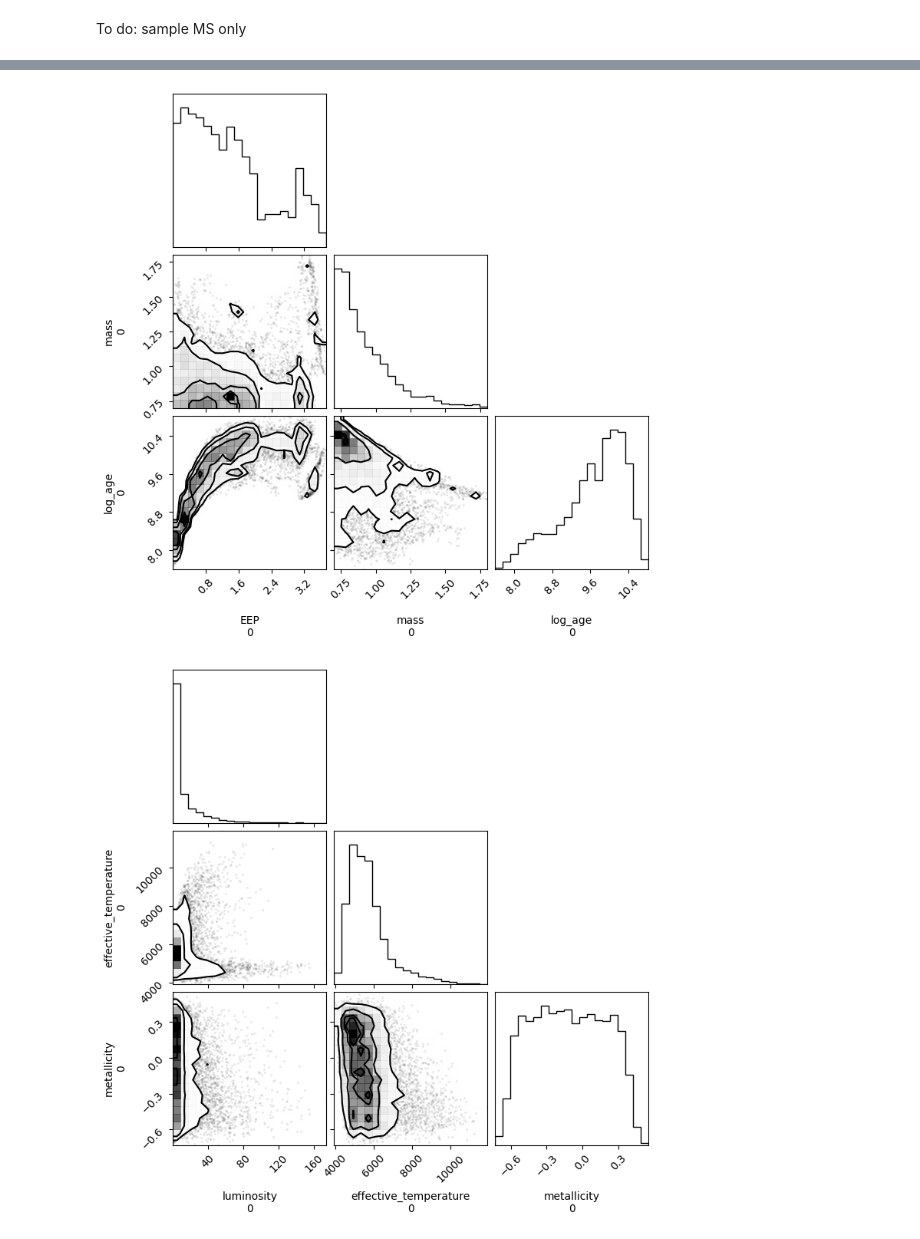
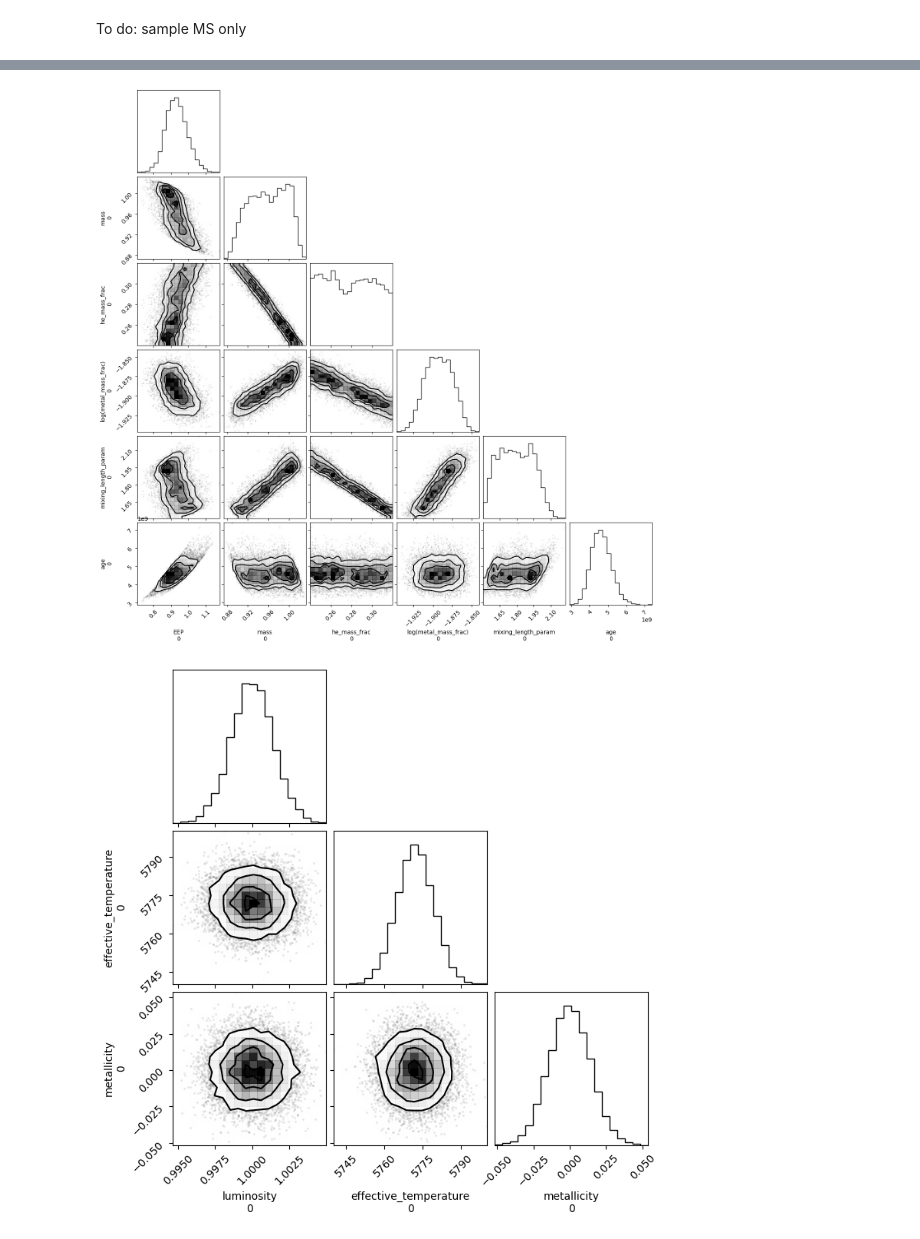
Before and after one commit to alexlyttle/stellar-emulator, a Jupyter notebook: notebook/inference-test.ipynb, the cells around one changed output, grey strips where cells are left out. Cells and saved outputs as stored; diff of their text form; code cells hidden in the pictures.

```diff
--- a/notebook/inference-test.ipynb
+++ b/notebook/inference-test.ipynb
@@ -201,4 +220,3 @@ mcmc = MCMC(nuts, num_warmup=500, num_samples=1000, num_chains=10)
 # %%
 rng, key = random.split(rng)
-# mcmc.run(key, lum=[1.0], teff=[5772.], mh=[0.0])
-mcmc.run(key)
+mcmc.run(key, lum=1.0, teff=5772., mh=0.0)
@@ -207,5 +234,5 @@ ValueError: safe_zip() argument 2 is shorter than argument 1
 # %%
-data = az.from_numpyro(mcmc)
+data += az.from_numpyro(mcmc)
 data
 # %% [output]
 Inference data with groups:
@@ -215 +243,8 @@ Inference data with groups:
         > observed_data
+# %%
+rng, key = random.split(rng)
+post_predictive = Predictive(model, posterior_samples=mcmc.get_samples())
+post_samples = post_predictive(key)
+# %%
+data += az.from_numpyro(posterior_predictive=post_samples)
+data
@@ -216,8 +259,8 @@ Inference data with groups:
 # %%
-fig = corner(data, var_names=["EEP", "mass", "log_age"])
+fig = corner(data, var_names=["EEP", "mass", "he_mass_frac", "log(metal_mass_frac)", "mixing_length_param", "age"])
 # %% [output]
-[figure, old version]
+[figure, new version]
 # %%
-fig = corner(data, group="prior", var_names=["luminosity", "effective_temperature", "metallicity"])
+fig = corner(data, group="posterior_predictive", var_names=["luminosity", "effective_temperature", "metallicity"])
 # %% [output]
-[figure, old version]
+[figure, new version]
```
Also changed, not shown: parts of 14 cells of this notebook, 2 other files.
